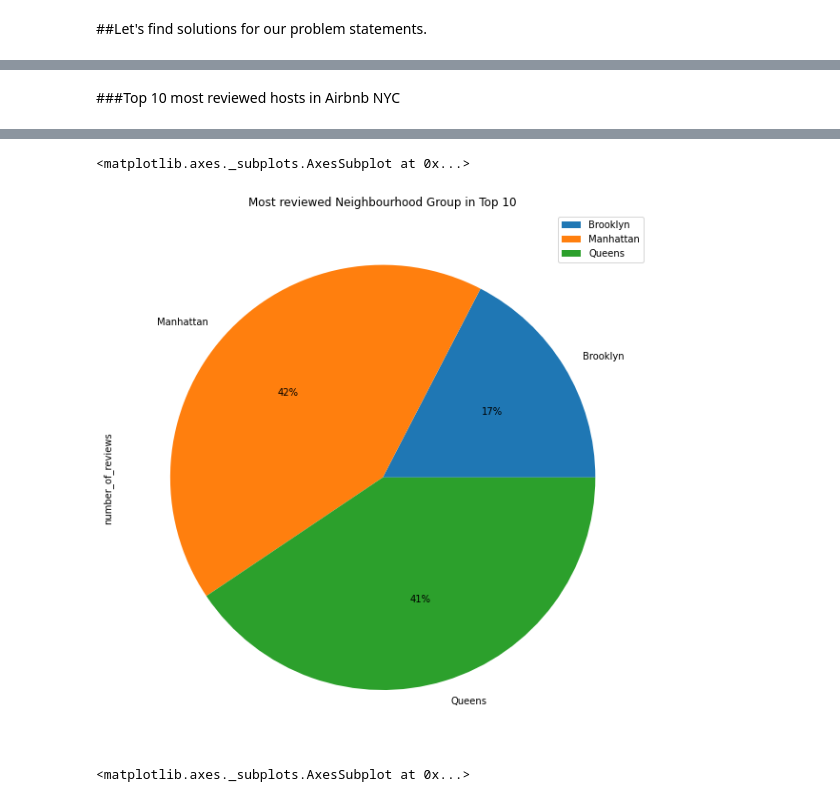
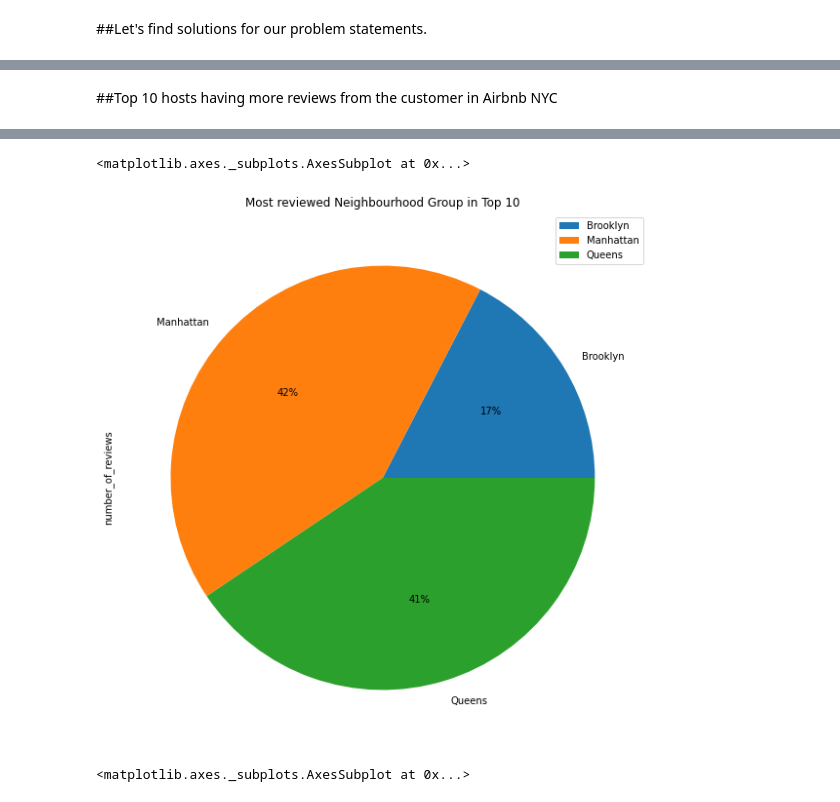
Before and after one commit to Mohamed-Harish-M-123/Capstone-Project-I, a Jupyter notebook: Airbnb_booking_analysis.ipynb, the cells around one changed output, grey strips where cells are left out. Cells and saved outputs as stored; diff of their text form; code cells hidden in the pictures.

```diff
--- a/Airbnb_booking_analysis.ipynb
+++ b/Airbnb_booking_analysis.ipynb
@@ -247,5 +245,5 @@ plt.show()
 # %% [markdown]
-###Top 10 most reviewed hosts in Airbnb NYC
+##Top 10 hosts having more reviews from  the customer in Airbnb NYC
 # %%
 # Here we will sort our data frame by 'number_of_reviews' columns in descending order.
 # Print the top 10 entries with the required columns.
@@ -271,10 +270,12 @@ top_10_hosts
 | 471 | LG Private Room/Family Friendly | 792159 | Brooklyn | 480 | Private room |
 # %%
 # Let's visualize it through a Pie chart for better understandings.
+# Why Pie chart ? To visualize the percentage of the neighbourhood groups in the top 10.
 
-top_10_hosts.groupby(['neighbourhood_group']).sum().plot(kind='pie', y='number_of_reviews', title='Most reviewed Neighbourhood Group in Top 10', figsize=(10,12), autopct='%1.0f%%')
+grouped = top_10_hosts.groupby(['neighbourhood_group']).sum()
+grouped.plot(kind='pie', y='number_of_reviews', figsize=(12,10), title='Most reviewed Neighbourhood Group in Top 10', autopct='%1.0f%%')
 # %% [output]
 <matplotlib.axes._subplots.AxesSubplot at 0x...>
-[figure, old version]
+[figure, new version]
 # %%
 #Let visualize the location of hosts using the longitude and latitude data
```
Also changed, not shown: parts of 19 cells of this notebook.
